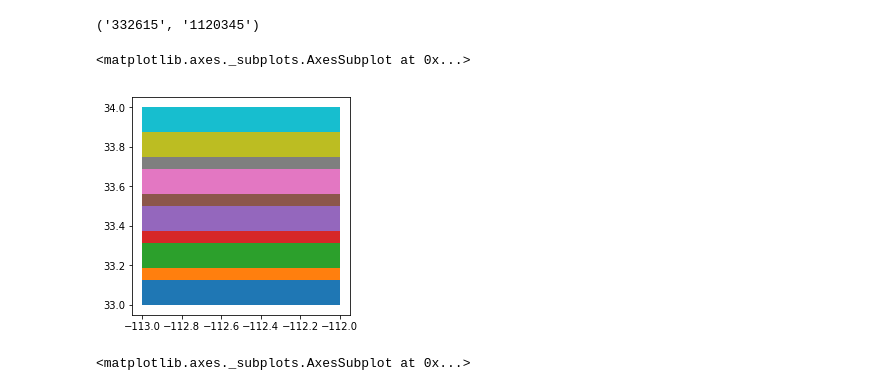
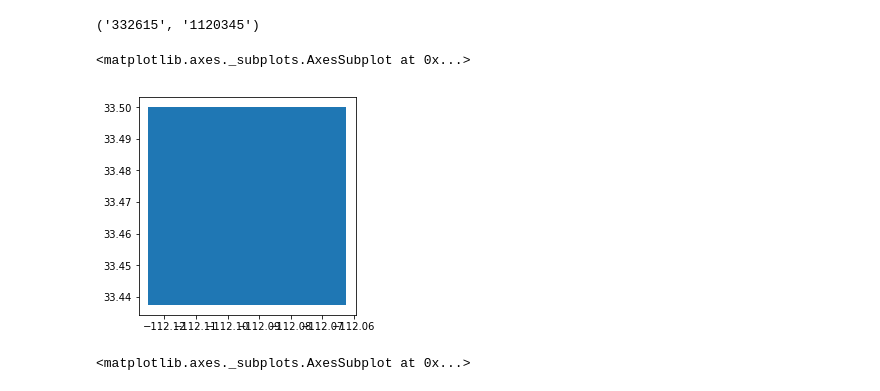
Before and after one commit to tjslezak/remote-sensing-roundtable, a Jupyter notebook: az_naip_index.ipynb, the cells around one changed output. Cells and saved outputs as stored; diff of their text form; code cells hidden in the pictures.

```diff
--- a/az_naip_index.ipynb
+++ b/az_naip_index.ipynb
@@ -21,7 +24,7 @@ g13 = gpd.read_file('shp/az_naip_2013.geojson')
 g15 = gpd.read_file('shp/az_naip_2015.geojson')
 g17 = gpd.read_file('shp/az_naip_2017.geojson')
 # %%
-coords = Point((33.439856, -112.066936)[::-1])
-print(coords)
+coords = (33.439856, -112.066936)
+coords = Point(coords[::-1])
 # %% [output]
 POINT (-112.066936 33.439856)
@@ -132,11 +118,13 @@ Wall time: 26 µs
 match.OLAT.values[0], match.OLONG.values[0]
 # %% [output]
 ('332615', '1120345')
-# %%
-match.plot(column='OLAT')
-# %% [output]
-<matplotlib.axes._subplots.AxesSubplot at 0x...>
-[figure, removed]
+# %%
+%matplotlib inline
+
+match.plot(column='QUADRANT')
+# %% [output]
+<matplotlib.axes._subplots.AxesSubplot at 0x...>
+[figure, added]
 # %%
 a
 # %%
```
Also changed, not shown: parts of 14 cells of this notebook.
